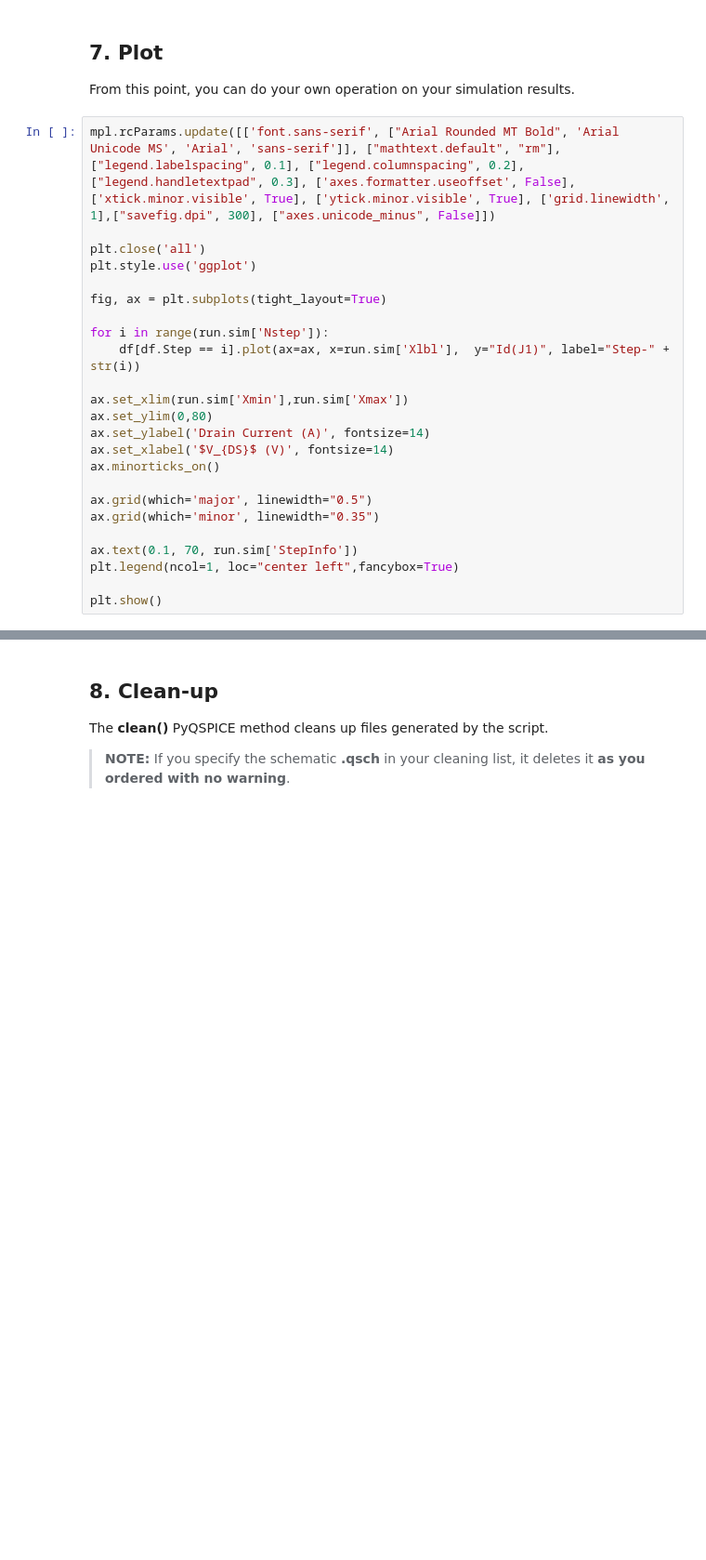
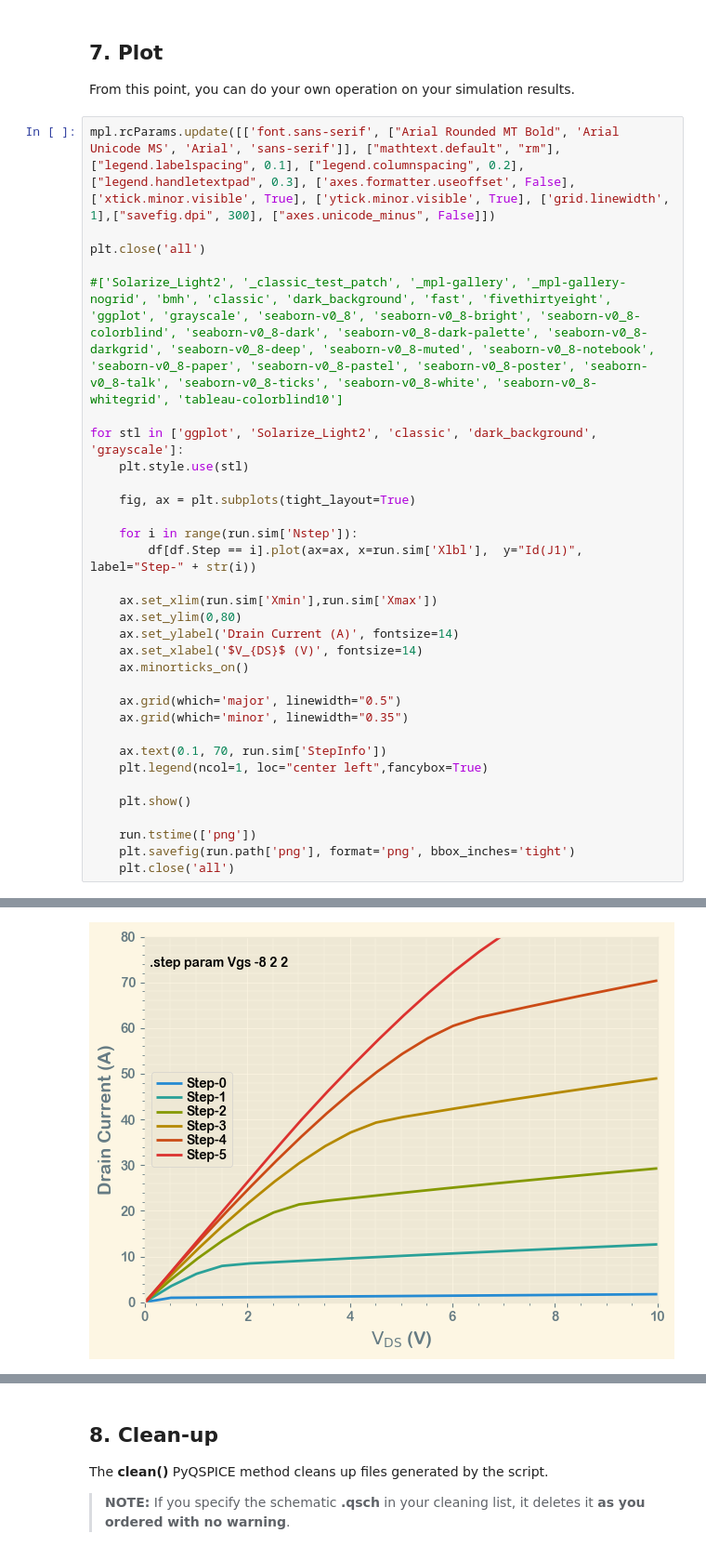
Before and after one commit to Qorvo/PyQSPICE, a Jupyter notebook: QuickStart.ipynb, the cells around one changed output, grey strips where cells are left out. Shown at 93% size. Cells and saved outputs as stored; diff of their text form; blank space fills up the shorter version.

```diff
--- a/QuickStart.ipynb
+++ b/QuickStart.ipynb
@@ -105,26 +105,35 @@ From this point, you can do your own operation on your simulation results.
 # %%
 mpl.rcParams.update([['font.sans-serif', ["Arial Rounded MT Bold", 'Arial Unicode MS', 'Arial', 'sans-serif']], ["mathtext.default", "rm"], ["legend.labelspacing", 0.1], ["legend.columnspacing", 0.2], ["legend.handletextpad", 0.3], ['axes.formatter.useoffset', False], ['xtick.minor.visible', True], ['ytick.minor.visible', True], ['grid.linewidth', 1],["savefig.dpi", 300], ["axes.unicode_minus", False]])
 
 plt.close('all')
-plt.style.use('ggplot')
 
-fig, ax = plt.subplots(tight_layout=True)
+#['Solarize_Light2', '_classic_test_patch', '_mpl-gallery', '_mpl-gallery-nogrid', 'bmh', 'classic', 'dark_background', 'fast', 'fivethirtyeight', 'ggplot', 'grayscale', 'seaborn-v0_8', 'seaborn-v0_8-bright', 'seaborn-v0_8-colorblind', 'seaborn-v0_8-dark', 'seaborn-v0_8-dark-palette', 'seaborn-v0_8-darkgrid', 'seaborn-v0_8-deep', 'seaborn-v0_8-muted', 'seaborn-v0_8-notebook', 'seaborn-v0_8-paper', 'seaborn-v0_8-pastel', 'seaborn-v0_8-poster', 'seaborn-v0_8-talk', 'seaborn-v0_8-ticks', 'seaborn-v0_8-white', 'seaborn-v0_8-whitegrid', 'tableau-colorblind10']
 
-for i in range(run.sim['Nstep']):
-    df[df.Step == i].plot(ax=ax, x=run.sim['Xlbl'],  y="Id(J1)", label="Step-" + str(i))
+for stl in ['ggplot', 'Solarize_Light2', 'classic', 'dark_background', 'grayscale']:
+    plt.style.use(stl)
 
-ax.set_xlim(run.sim['Xmin'],run.sim['Xmax'])
-ax.set_ylim(0,80)
-ax.set_ylabel('Drain Current (A)', fontsize=14)
-ax.set_xlabel('$V_{DS}$ (V)', fontsize=14)
-ax.minorticks_on()
+    fig, ax = plt.subplots(tight_layout=True)
 
-ax.grid(which='major', linewidth="0.5")
-ax.grid(which='minor', linewidth="0.35")
+    for i in range(run.sim['Nstep']):
+        df[df.Step == i].plot(ax=ax, x=run.sim['Xlbl'],  y="Id(J1)", label="Step-" + str(i))
 
-ax.text(0.1, 70, run.sim['StepInfo'])
-plt.legend(ncol=1, loc="center left",fancybox=True)
+    ax.set_xlim(run.sim['Xmin'],run.sim['Xmax'])
+    ax.set_ylim(0,80)
+    ax.set_ylabel('Drain Current (A)', fontsize=14)
+    ax.set_xlabel('$V_{DS}$ (V)', fontsize=14)
+    ax.minorticks_on()
 
-plt.show()
+    ax.grid(which='major', linewidth="0.5")
+    ax.grid(which='minor', linewidth="0.35")
+
+    ax.text(0.1, 70, run.sim['StepInfo'])
+    plt.legend(ncol=1, loc="center left",fancybox=True)
+
+    plt.show()
+
+    run.tstime(['png'])
+    plt.savefig(run.path['png'], format='png', bbox_inches='tight')
+    plt.close('all')
 # %% [output]
 [figure]
+[figure, added]
```
Also changed, not shown: parts of 7 cells of this notebook, 22 other files.
